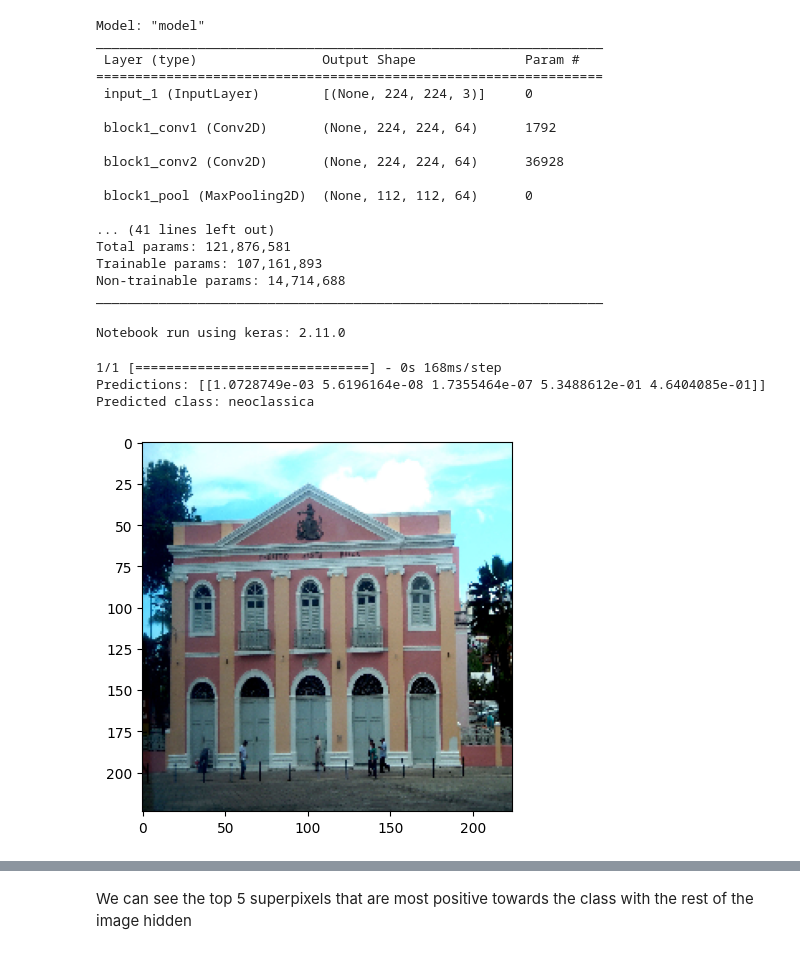
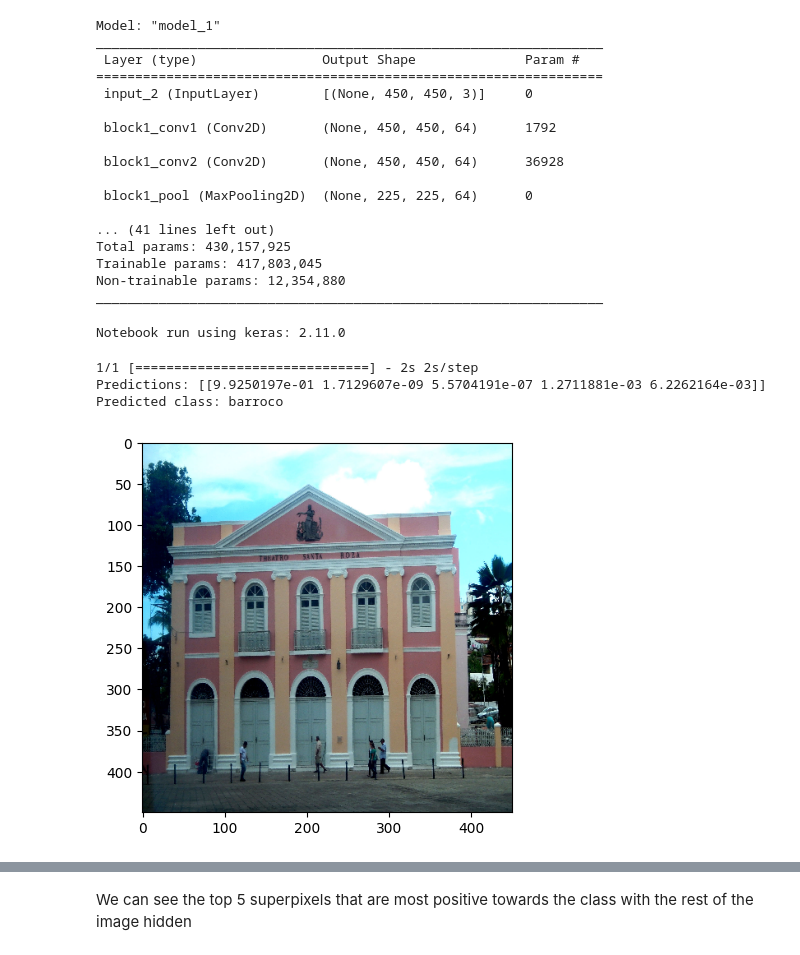
Before and after one commit to diasGustaavo/arcSagacia, a Jupyter notebook: arcSagacia/CoreML/lime-tests.ipynb, the cells around one changed output, grey strips where cells are left out. Drawn from its saved outputs; the diff is of its cells as text; code cells hidden in the pictures.

Commit message:
update tf model.

```diff
--- a/arcSagacia/CoreML/lime-tests.ipynb
+++ b/arcSagacia/CoreML/lime-tests.ipynb
@@ -1,24 +1,24 @@
 # %%
 import tensorflow as tf
-model = tf.keras.models.load_model('/Users/gustavodias/Desktop/ArcStyles/saved_model_h5_4_no_ft.h5')
+model = tf.keras.models.load_model('/Users/gustavodias/Downloads/1abrilCFineTuning.h5')
 model.summary()
 # %% [output]
-Model: "model"
+Model: "model_1"
 _________________________________________________________________
  Layer (type)                Output Shape              Param #
 =================================================================
- input_1 (InputLayer)        [(None, 224, 224, 3)]     0
+ input_2 (InputLayer)        [(None, 450, 450, 3)]     0
 
- block1_conv1 (Conv2D)       (None, 224, 224, 64)      1792
+ block1_conv1 (Conv2D)       (None, 450, 450, 64)      1792
 
- block1_conv2 (Conv2D)       (None, 224, 224, 64)      36928
+ block1_conv2 (Conv2D)       (None, 450, 450, 64)      36928
 
- block1_pool (MaxPooling2D)  (None, 112, 112, 64)      0
+ block1_pool (MaxPooling2D)  (None, 225, 225, 64)      0
 
 ... (41 lines left out)
-Total params: 121,876,581
-Trainable params: 107,161,893
-Non-trainable params: 14,714,688
+Total params: 430,157,925
+Trainable params: 417,803,045
+Non-trainable params: 12,354,880
 _________________________________________________________________
 # %%
 import os
@@ -36,29 +36,29 @@ print('Notebook run using keras:', keras.__version__)
 Notebook run using keras: 2.11.0
 # %%
 # Load the image
-img = load_img('/Users/gustavodias/Downloads/Teatro_Santa_Rosa_-_João_Pessoa-1.JPG', target_size=(224, 224))
+img = load_img('/Users/gustavodias/Downloads/Teatro_Santa_Rosa_-_João_Pessoa-1.JPG', target_size=(450, 450))
 plt.imshow(img)
 
 # Preprocess the image
 img_array = img_to_array(img)
 img_array = np.expand_dims(img_array, axis=0)
 
 # Make a prediction
 predictions = model.predict(img_array)
 
 print(f'Predictions: {predictions}')
 
 # Interpret the prediction
 class_idx = np.argmax(predictions)
 class_names = ['barroco', 'ind', 'mod', 'neoclassica', 'neogotico']
 predicted_class = class_names[class_idx]
 
 print(f'Predicted class: {predicted_class}')
 # %% [output]
-1/1 [==============================] - 0s 168ms/step
-Predictions: [[1.0728749e-03 5.6196164e-08 1.7355464e-07 5.3488612e-01 4.6404085e-01]]
-Predicted class: neoclassica
+1/1 [==============================] - 2s 2s/step
+Predictions: [[9.9250197e-01 1.7129607e-09 5.5704191e-07 1.2711881e-03 6.2262164e-03]]
+Predicted class: barroco
-[figure, old version]
+[figure, new version]
 # %%
 %load_ext autoreload
 %autoreload 2
```
Also changed, not shown: parts of 10 cells of this notebook, 3 other files.
